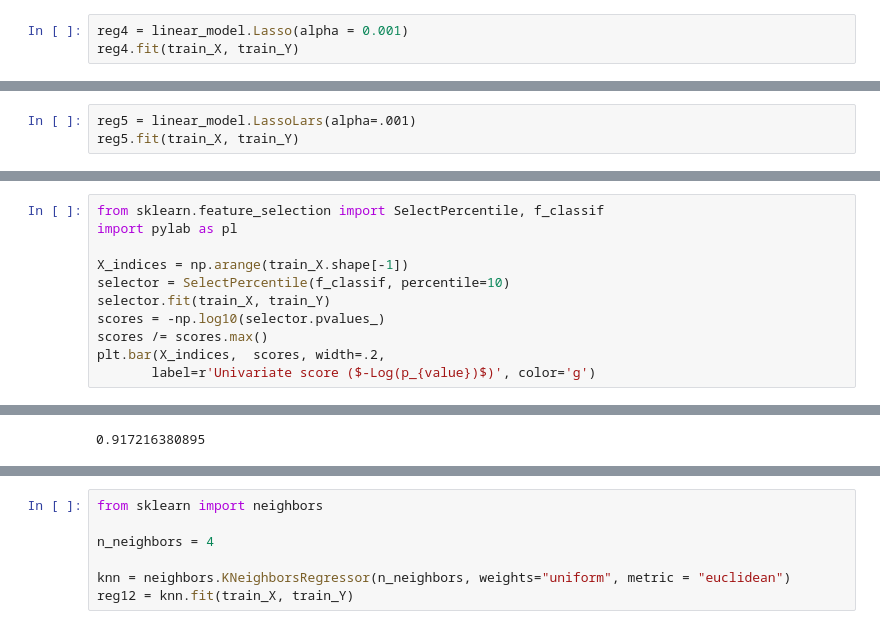
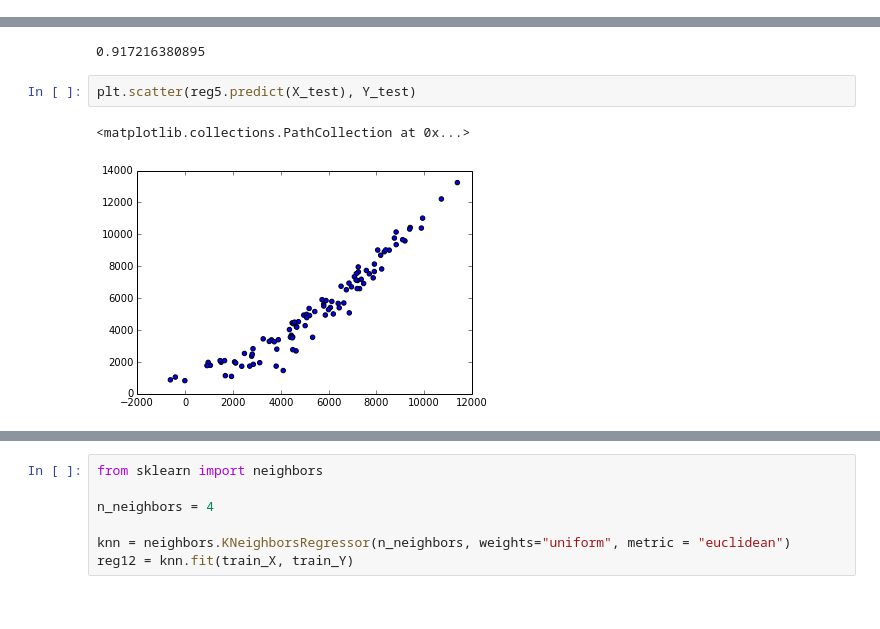
Before and after one commit to Dawny33/Data-Mining-and-ML, a Jupyter notebook: Multivariate data (Regression)/Ex1.ipynb, the cells around one changed output, grey strips where cells are left out. Drawn from its saved outputs; the diff is of its cells as text.

```diff
--- a/Multivariate data (Regression)/Ex1.ipynb
+++ b/Multivariate data (Regression)/Ex1.ipynb
@@ -188,6 +170,3 @@ LinearRegression(copy_X=True, fit_intercept=True, normalize=False)
 print reg1.score(X_test, Y_test)
 # %% [output]
 0.917216380895
-# %%
-reg4 = linear_model.Lasso(alpha = 0.001)
-reg4.fit(train_X, train_Y)
@@ -202,3 +172,0 @@ print reg4.score(X_test, Y_test)
-# %%
-reg5 = linear_model.LassoLars(alpha=.001)
-reg5.fit(train_X, train_Y)
@@ -278,14 +240,3 @@ predict6 = mod6.predict(X_test, Y_test)
 print predict6
 # %% [output]
 [ 74180274.5  31027860.   23830259.5]
-# %%
-from sklearn.feature_selection import SelectPercentile, f_classif
-import pylab as pl
-
-X_indices = np.arange(train_X.shape[-1])
-selector = SelectPercentile(f_classif, percentile=10)
-selector.fit(train_X, train_Y)
-scores = -np.log10(selector.pvalues_)
-scores /= scores.max()
-plt.bar(X_indices,  scores, width=.2,
-       label=r'Univariate score ($-Log(p_{value})$)', color='g')
@@ -317,3 +265,8 @@ LassoLars(alpha=1e-48, copy_X=True, eps=2.2204460492503131e-16,
 print reg5.score(X_test, Y_test)
 # %% [output]
 0.917216380895
+# %%
+plt.scatter(reg5.predict(X_test), Y_test)
+# %% [output]
+<matplotlib.collections.PathCollection at 0x...>
+[figure, added]
```
Also changed, not shown: parts of 13 cells of this notebook.
